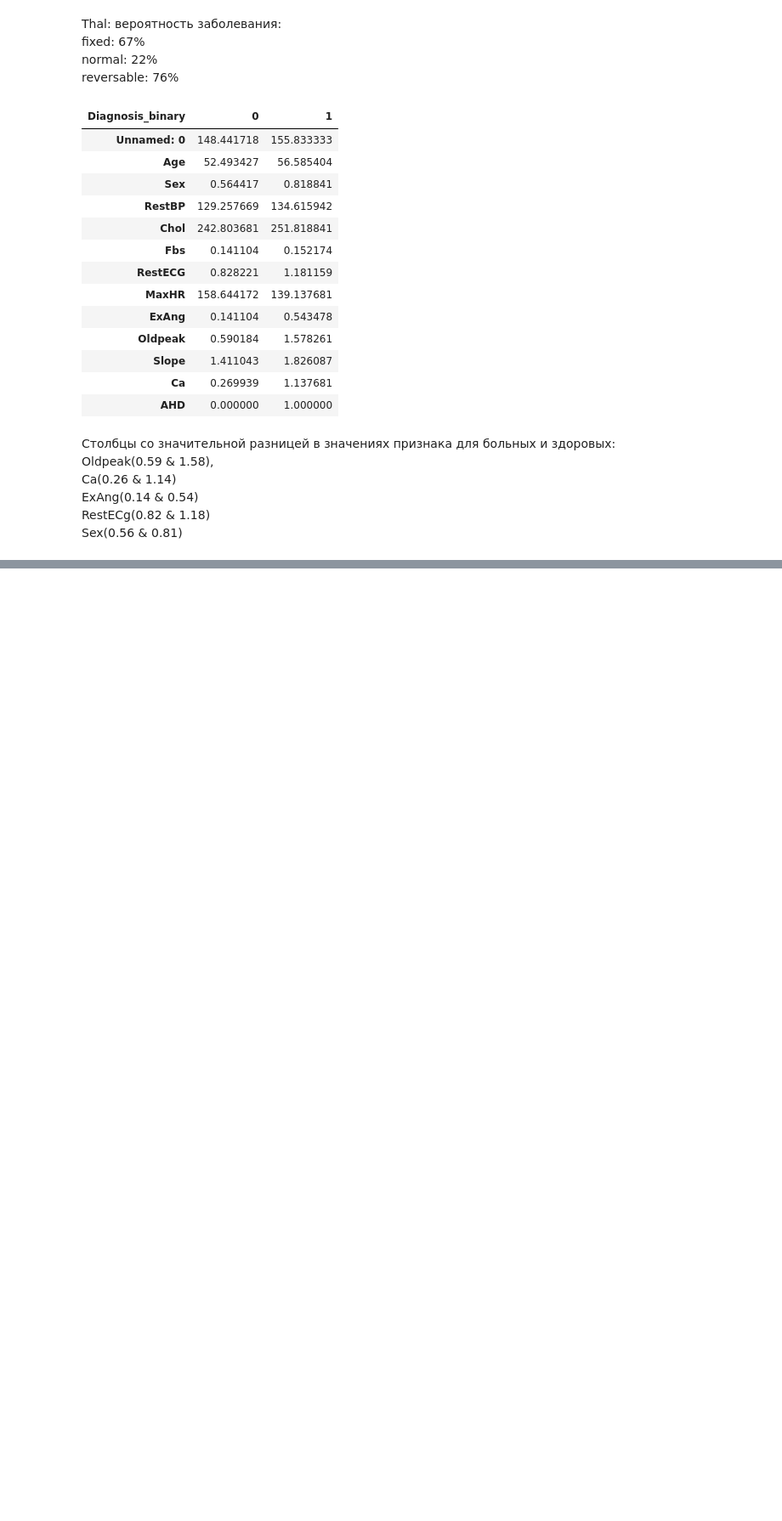
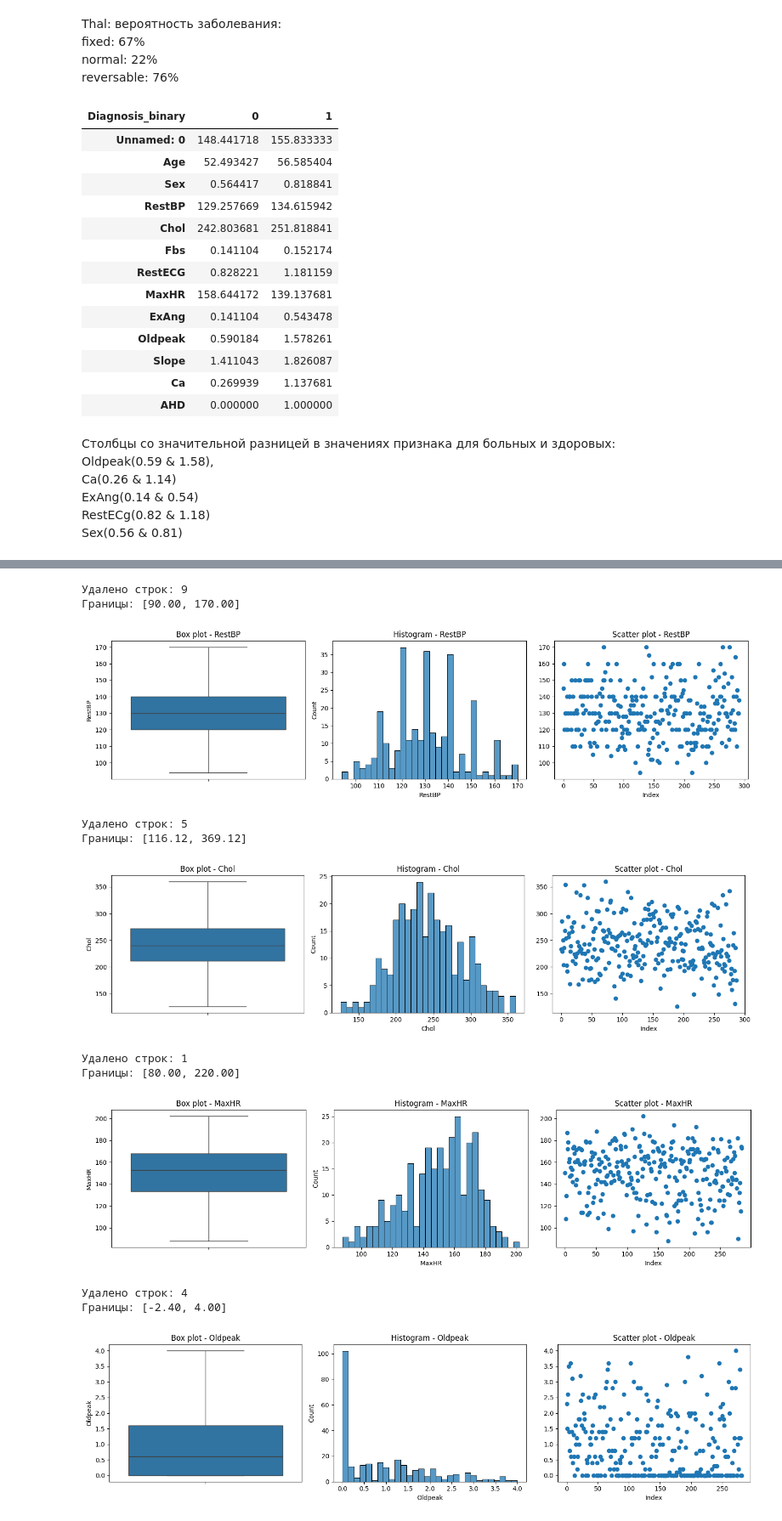
Before and after one commit to KATTSS/ml_course_bsu, a Jupyter notebook: hw02_eda/hw02_eda.ipynb, the cells around one changed output, grey strips where cells are left out. Shown at 85% size. Drawn from its saved outputs; the diff is of its cells as text; code cells hidden in the pictures; blank space fills up the shorter version.

```diff
--- a/hw02_eda/hw02_eda.ipynb
+++ b/hw02_eda/hw02_eda.ipynb
@@ -598,0 +699,34 @@ Sex(0.56 & 0.81)
+# %%
+def remove_outliers_iqr(df, column, multiplier=1.5):
+
+    Q1 = df[column].quantile(0.25)
+    Q3 = df[column].quantile(0.75)
+    IQR = Q3 - Q1
+
+    lower_bound = Q1 - multiplier * IQR
+    upper_bound = Q3 + multiplier * IQR
+
+    df_filtered = df[(df[column] >= lower_bound) & (df[column] <= upper_bound)]
+
+    print(f"Удалено строк: {len(df) - len(df_filtered)}")
+    print(f"Границы: [{lower_bound:.2f}, {upper_bound:.2f}]")
+
+    return df_filtered
+# %%
+columns_to_remove_outliers = df[['RestBP', 'Chol', 'MaxHR', 'Oldpeak']]
+for col in columns_to_remove_outliers:
+    df=remove_outliers_iqr(df, col, 1.5)
+    plot_outliers(df, col)
+# %% [output]
+Удалено строк: 9
+Границы: [90.00, 170.00]
+[figure, added]
+Удалено строк: 5
+Границы: [116.12, 369.12]
+[figure, added]
+Удалено строк: 1
+Границы: [80.00, 220.00]
+[figure, added]
+Удалено строк: 4
+Границы: [-2.40, 4.00]
+[figure, added]
```
Also changed, not shown: parts of 36 cells of this notebook.
